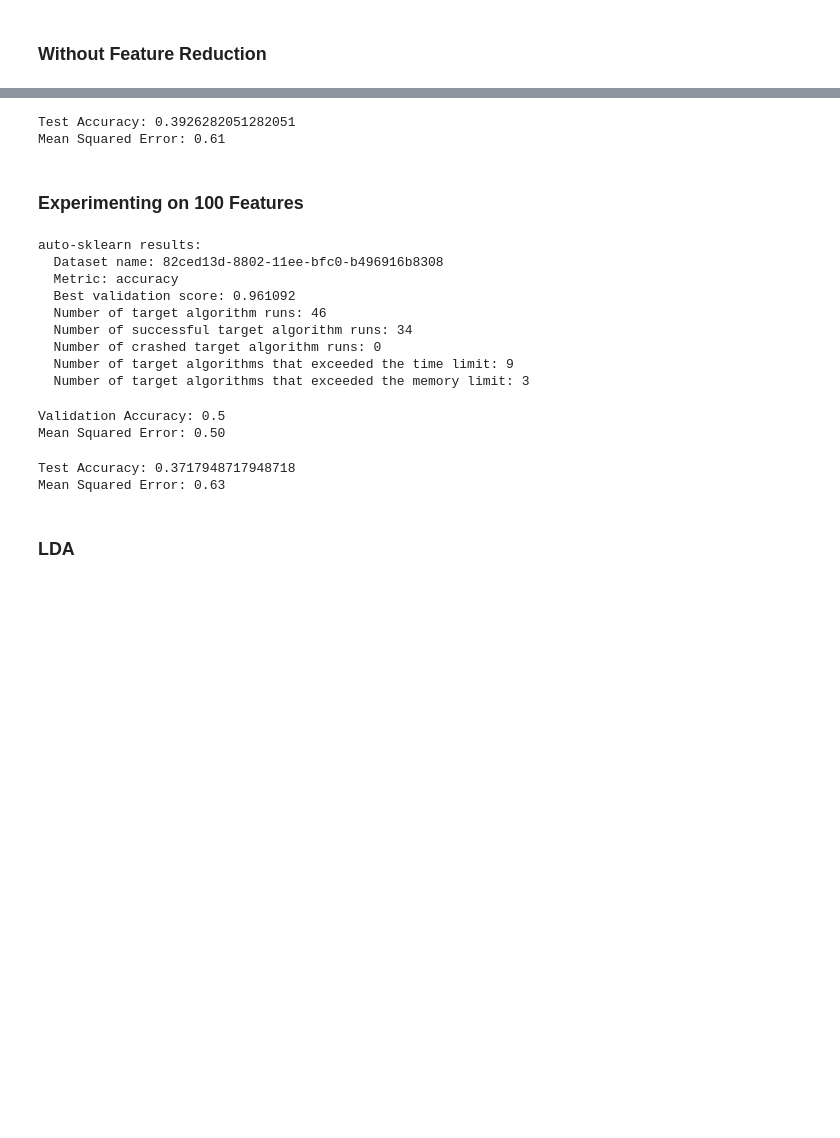
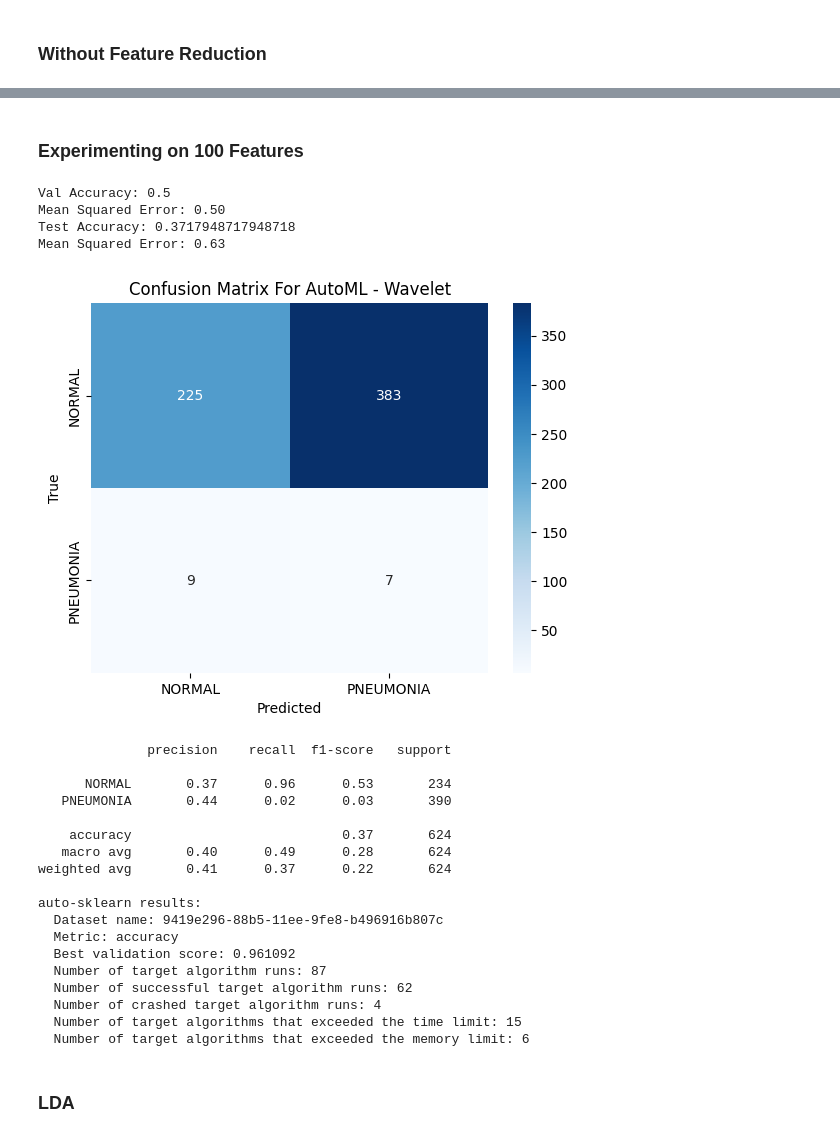
Before and after one commit to dawlattt/denoising-pneumonia, a Jupyter notebook: AutoML/automl_wavelet.ipynb, the cells around one changed output, grey strips where cells are left out. Drawn from its saved outputs; the diff is of its cells as text; code cells hidden in the pictures; blank space fills up the shorter version.

```diff
--- a/AutoML/automl_wavelet.ipynb
+++ b/AutoML/automl_wavelet.ipynb
@@ -86,9 +117,3 @@ Mean Squared Error: 0.50
-# %%
-print(f"Test Accuracy: {accuracy_test}")
-print(f'Mean Squared Error: {mse_test:.2f}')
-# %% [output]
-Test Accuracy: 0.3926282051282051
-Mean Squared Error: 0.61
 # %% [markdown]
 ### Experimenting on 100 Features
 # %%
@@ -110,62 +135,63 @@ y_test = np.load(y_test_dir)
 # %%
 temp_dir_path = tempfile.mkdtemp()
 
 try:
     # Clean up the temporary directory before running auto-sklearn
     shutil.rmtree(temp_dir_path, ignore_errors=True)
 
     # Define the auto-sklearn classifier
     automl_classifier = autosklearn.classification.AutoSklearnClassifier(
-        time_left_for_this_task=120,
-        per_run_time_limit=30,
-        ensemble_size=1,
+        time_left_for_this_task=300, # 5 minutes
+        per_run_time_limit=60, # 1 minute
+        ensemble_kwargs={'ensemble_size': 1},
         n_jobs=-1,
         tmp_folder=temp_dir_path,
         delete_tmp_folder_after_terminate=False  # Set this to True if you want to delete the temporary folder after training
     )
 
     # Make predictions on the val set
     automl_classifier.fit(X_train_features, y_train)
     y_pred_val = automl_classifier.predict(X_val_features)
+
     # Evaluate the model on the test set
     accuracy_val = sklearn.metrics.accuracy_score(y_val, y_pred_val)
     mse_val = mean_squared_error(y_val, y_pred_val)
+    print(f"Val Accuracy: {accuracy_val}")
+    print(f'Mean Squared Error: {mse_val:.2f}')
 
-
-    # Make predictions on the test set
-    y_pred_test = automl_classifier.predict(X_test_features)
-    # Evaluate the model on the test set
-    accuracy_test = sklearn.metrics.accuracy_score(y_test, y_pred_test)
-    mse_test = mean_squared_error(y_test, y_pred_test)
+    # Evalutaing the model on the test set
+    evaluate(automl_classifier, X_test_features, y_test)
 
     # Print the auto-sklearn statistics
     print(automl_classifier.sprint_statistics())
 
 finally:
     # Clean up the temporary directory
     shutil.rmtree(temp_dir_path, ignore_errors=True)
 # %% [output]
-auto-sklearn results:
-  Dataset name: 82ced13d-8802-11ee-bfc0-b496916b8308
-  Metric: accuracy
-  Best validation score: 0.961092
-  Number of target algorithm runs: 46
-  Number of successful target algorithm runs: 34
-  Number of crashed target algorithm runs: 0
-  Number of target algorithms that exceeded the time limit: 9
-  Number of target algorithms that exceeded the memory limit: 3
+Val Accuracy: 0.5
+Mean Squared Error: 0.50
+Test Accuracy: 0.3717948717948718
+Mean Squared Error: 0.63
+[figure, added]
+              precision    recall  f1-score   support
+
+      NORMAL       0.37      0.96      0.53       234
+   PNEUMONIA       0.44      0.02      0.03       390
+
+    accuracy                           0.37       624
+   macro avg       0.40      0.49      0.28       624
+weighted avg       0.41      0.37      0.22       624
+
+auto-sklearn results:
+  Dataset name: 9419e296-88b5-11ee-9fe8-b496916b807c
+  Metric: accuracy
+  Best validation score: 0.961092
+  Number of target algorithm runs: 87
+  Number of successful target algorithm runs: 62
+  Number of crashed target algorithm runs: 4
+  Number of target algorithms that exceeded the time limit: 15
+  Number of target algorithms that exceeded the memory limit: 6
-# %%
-print(f"Validation Accuracy: {accuracy_val}")
-print(f'Mean Squared Error: {mse_val:.2f}')
-# %% [output]
-Validation Accuracy: 0.5
-Mean Squared Error: 0.50
-# %%
-print(f"Test Accuracy: {accuracy_test}")
-print(f'Mean Squared Error: {mse_test:.2f}')
-# %% [output]
-Test Accuracy: 0.3717948717948718
-Mean Squared Error: 0.63
 # %% [markdown]
 ### LDA
 # %%
```
Also changed, not shown: parts of 17 cells of this notebook, 3 other files.
